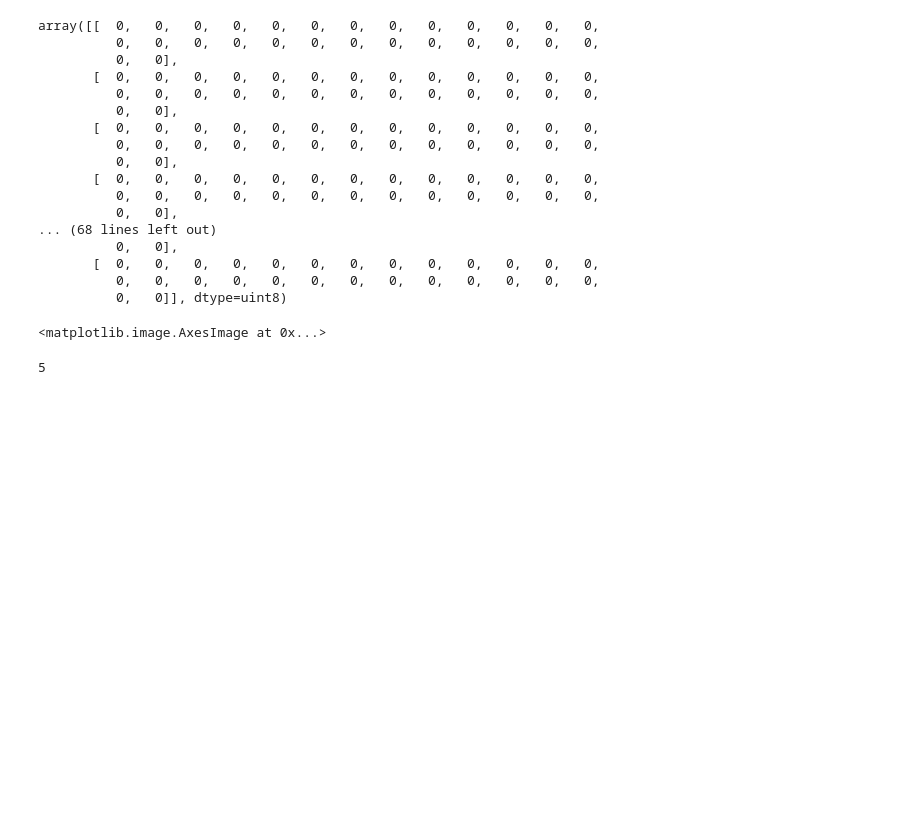
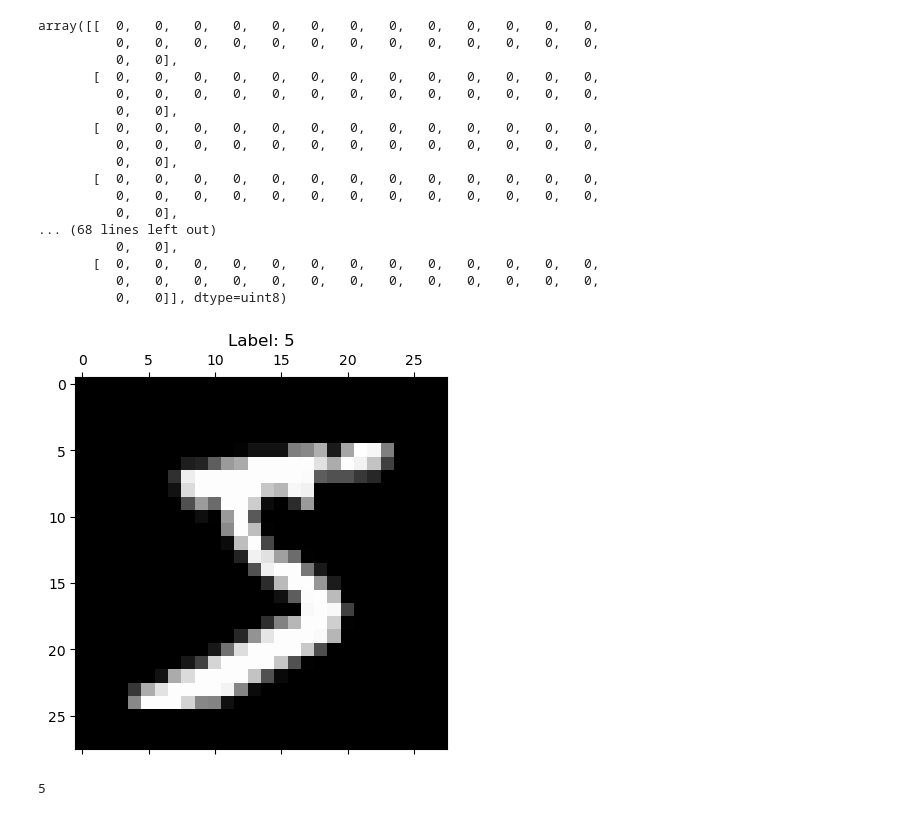
Before and after one commit to SumitSharma017/MNIST, a Jupyter notebook: digits_recognition_neural_network.ipynb, the cells around one changed output. Drawn from its saved outputs; the diff is of its cells as text; code cells hidden in the pictures; blank space fills up the shorter version.

```diff
--- a/digits_recognition_neural_network.ipynb
+++ b/digits_recognition_neural_network.ipynb
@@ -40,10 +40,12 @@ array([[  0,   0,   0,   0,   0,   0,   0,   0,   0,   0,   0,   0,   0,
        [  0,   0,   0,   0,   0,   0,   0,   0,   0,   0,   0,   0,   0,
           0,   0,   0,   0,   0,   0,   0,   0,   0,   0,   0,   0,   0,
           0,   0]], dtype=uint8)
-# %%
-plt.matshow(X_train[0])
-# %% [output]
-<matplotlib.image.AxesImage at 0x...>
+# %%
+plt.imshow(X_train[0], cmap='gray')
+plt.title(f"Label: {y_train[0]}")
+plt.show()
+# %% [output]
+[figure, added]
 # %%
 y_train[0]
 # %% [output]
```
Also changed, not shown: parts of 14 cells of this notebook, 5 other files.
